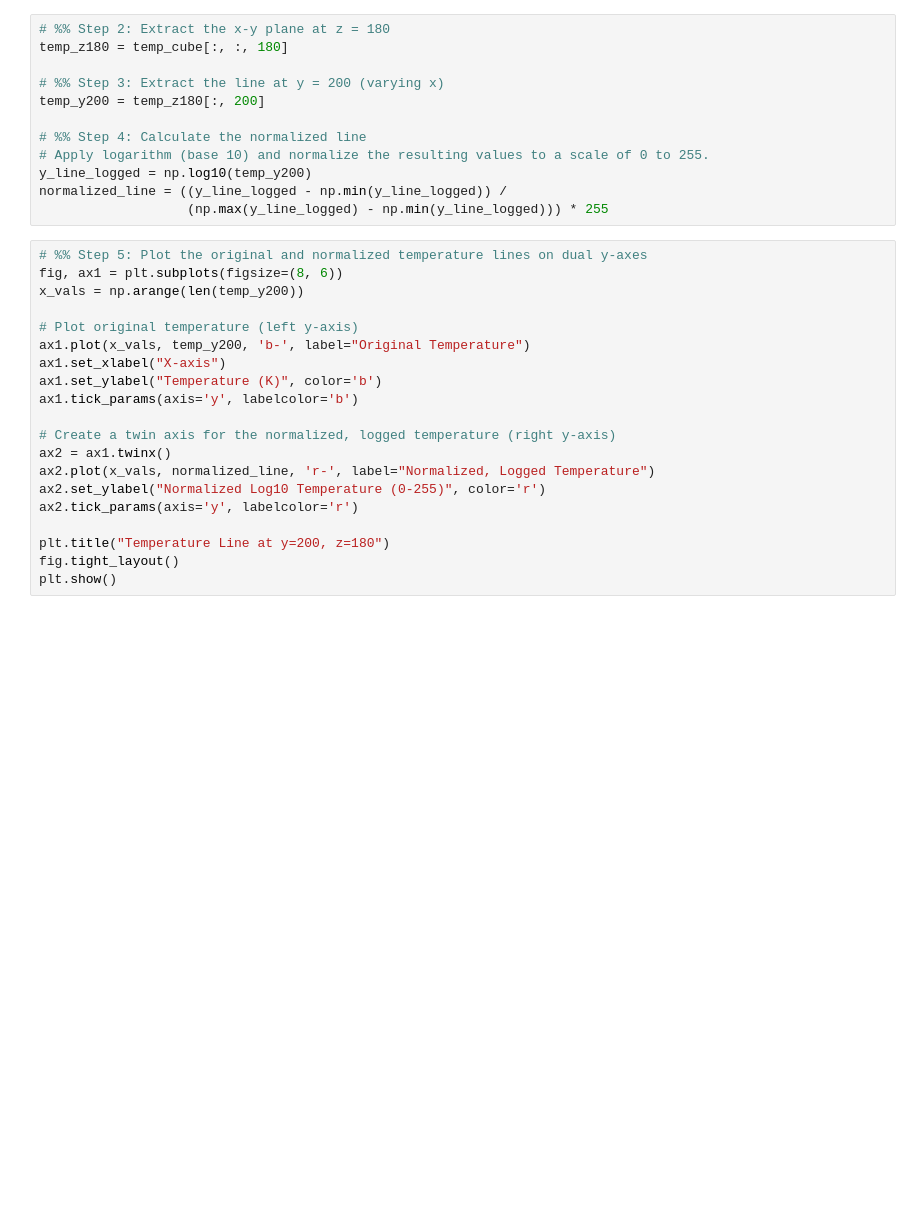
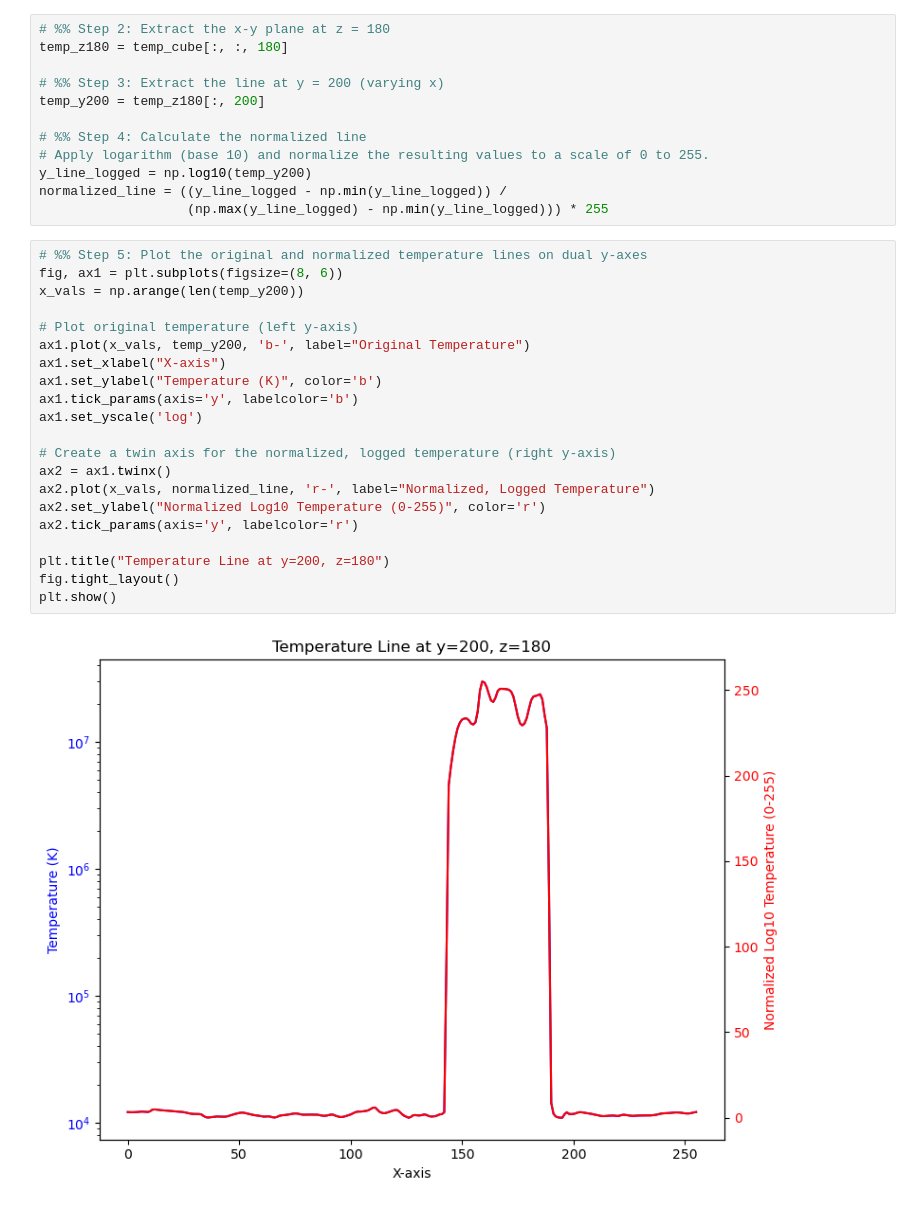
Before and after one commit to Joycelyn-Chen/Astro-UNETR, a Jupyter notebook: graphs/temp-line.ipynb, the cells around one changed output. Drawn from its saved outputs; the diff is of its cells as text; blank space fills up the shorter version.

Commit message:
plotted temp line plot! hot gas is roughly 125pix

```diff
--- a/graphs/temp-line.ipynb
+++ b/graphs/temp-line.ipynb
@@ -53,20 +61,23 @@ normalized_line = ((y_line_logged - np.min(y_line_logged)) /
 # %%
 # %% Step 5: Plot the original and normalized temperature lines on dual y-axes
 fig, ax1 = plt.subplots(figsize=(8, 6))
 x_vals = np.arange(len(temp_y200))
 
 # Plot original temperature (left y-axis)
 ax1.plot(x_vals, temp_y200, 'b-', label="Original Temperature")
 ax1.set_xlabel("X-axis")
 ax1.set_ylabel("Temperature (K)", color='b')
 ax1.tick_params(axis='y', labelcolor='b')
+ax1.set_yscale('log')
 
 # Create a twin axis for the normalized, logged temperature (right y-axis)
 ax2 = ax1.twinx()
 ax2.plot(x_vals, normalized_line, 'r-', label="Normalized, Logged Temperature")
 ax2.set_ylabel("Normalized Log10 Temperature (0-255)", color='r')
 ax2.tick_params(axis='y', labelcolor='r')
 
 plt.title("Temperature Line at y=200, z=180")
 fig.tight_layout()
 plt.show()
+# %% [output]
+[figure, added]
```
Also changed, not shown: parts of 1 cell of this notebook.
